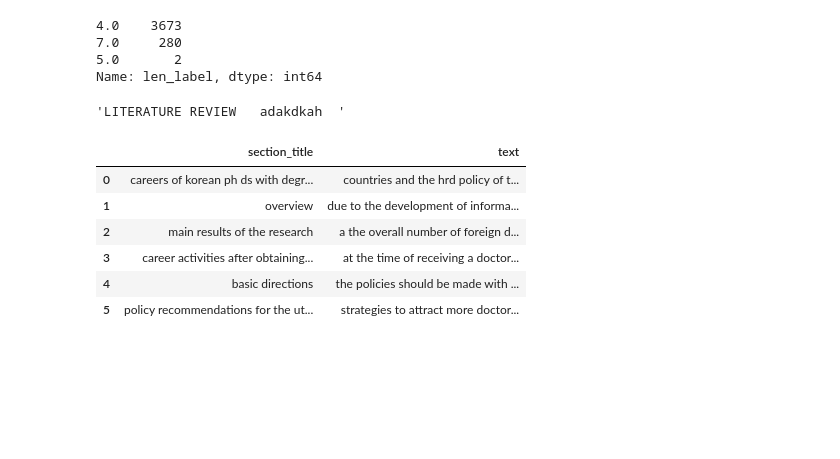
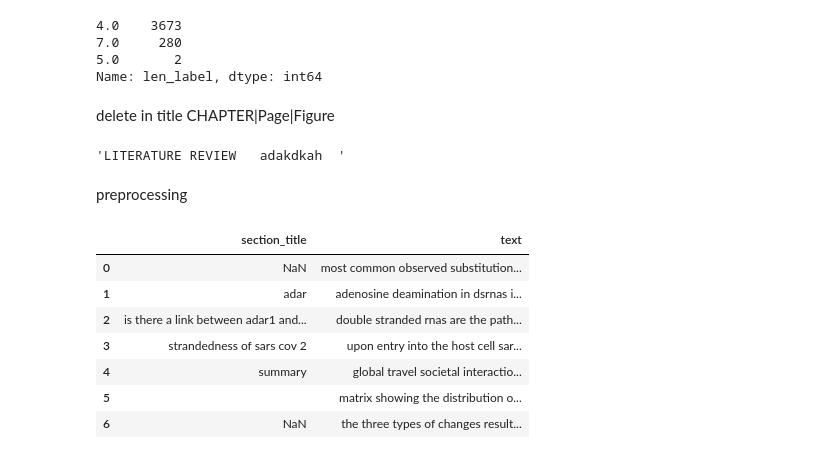
Before and after one commit to beifa/Coleridge_Initiative, a Jupyter notebook: notebook/preprocessing_data.ipynb, the cells around one changed output. Saved outputs shown, nothing was run; the diff lists cells and outputs as text; code cells hidden in the pictures; blank space fills up the shorter version.

```diff
--- a/notebook/preprocessing_data.ipynb
+++ b/notebook/preprocessing_data.ipynb
@@ -211,18 +187,21 @@ df['len_label'].value_counts()
 7.0     280
 5.0       2
 Name: len_label, dtype: int64
+# %% [markdown]
+delete in title CHAPTER|Page|Figure
 # %%
 a = 'LITERATURE REVIEW Page adakdkah Figure'
 re.sub(r'(\bCHAPTER|Page|Figure\b)', ' ', a)
 # %% [output]
 'LITERATURE REVIEW   adakdkah  '
+# %% [markdown]
+preprocessing
 # %%
 def clean_text(txt: str)-> str:
     return re.sub('[^A-Za-z]+', ' ', str(txt).lower()).strip()
 
 def clean_text_add_digit(txt):
     return re.sub('[^A-Za-z0-9]+', ' ', str(txt).lower())
-
 
 def len_title(txt: str)->str:
     """
@@ -248,45 +227,48 @@ def len_title(txt: str)->str:
     else nan
 
     """
-    if txt is np.nan:
+    if txt == 'nan' or txt == ' ' or txt == '':
         return txt
+
     txt = txt.split()
+
     # len('Andi'.split()) == 1
     if (len(txt) == 1) and (len(txt[0])>= 4):
         # one word
         txt = txt[0]
     else:
         len_each_word = list(len(i) for i in txt)
+        # print(len_each_word, txt)
         max_len_txt = txt[np.argmax(len_each_word)]
         if len(max_len_txt)>= 4:
             if len_each_word == len(txt):
-                txt = np.nan
+                txt = 'nan'
             else:
                 txt = ' '.join(txt)
         else:
-            txt = np.nan
+            txt = 'nan'
     return txt
 
 def change_len(txt: str)-> str:
-    if txt is np.nan:
+    if txt == 'nan':
         return txt
     return ' '.join(list(i for i in txt.split() if len(txt.split()) >= 10))
 
 
-def clear_data(txt: str, check = False):
+def clear_data(txt: str, check : bool = False)-> None:
     """
     txt : path to json file
     check: bool if true return dataframe else save json
 
-
     """
+    # print(txt)
     tmp_df = pd.read_json(txt)
     """
     a = 'CHAPTER 2. LITERATURE REVIEW Page'
     re.sub(r'(\bCHAPTER|Page|Figure\b)', ' ', a) ->   2. LITERATURE REVIEW
     """
     tmp_df.section_title = tmp_df.section_title.apply(lambda x:
-                                                      re.sub(r'(\bCHAPTER|Page\b)', ' ', x).strip())
+                                                      re.sub(r'(\bCHAPTER|Page|Figure\b)', ' ', str(x)).strip())
     """
     2. delete
         C. Career activities after obtaining a doctora...
@@ -298,7 +280,7 @@ def clear_data(txt: str, check = False):
     """
 
     tmp_df.section_title = tmp_df.section_title.apply(lambda x:
-                                                      re.sub('^[A-Z0-9]+(?=\.)', ' ', x).strip())
+                                                      re.sub('^[A-Z0-9]+(?=\.)', ' ', str(x)).strip())
     """
     if covid in line use clear with digits save else skip digit
     only in covid label have digit
@@ -316,23 +298,25 @@ def clear_data(txt: str, check = False):
 
     #chek length title and if not correct droped
     #find blank line
-    tmp_df.section_title.replace('', np.nan, inplace=True)
-    tmp_df.text.replace('', np.nan, inplace=True)
+
+    tmp_df.section_title.replace('', 'nan', inplace=True)
+    tmp_df.text.replace('', 'nan', inplace=True)
+
     # idea for title if sum len words in title == len title drop, [1,1,1] == 'a t u'
     tmp_df.section_title = tmp_df.section_title.apply(lambda x: len_title(x))
     tmp_df.text = tmp_df.text.apply(lambda x: change_len(x))
 
-    tmp_df.section_title.replace('', np.nan, inplace=True)
-    tmp_df.text.replace('', np.nan, inplace=True)
+    # tmp_df.section_title.replace('', np.nan, inplace=True)
+    # tmp_df.text.replace('', np.nan, inplace=True)
 
     url = '(https?://|w{3}\.)(?:[-\w.]|(?:%[\da-fA-F]{2}))+'
     tel = '(\d{3}[-\.\s]??\d{3}[-\.\s]??\d{4}|\(\d{3}\)\s*\d{3}[-\.\s]??\d{4}|\d{3}[-\.\s]??\d{4})'
 
-    tmp_df.dropna(inplace =True)
+    # tmp_df.dropna(inplace =True)
 
-    for rgx in [url, tel]:
-        tmp_df.text = tmp_df.text.apply(lambda x:
-                                    re.sub(rgx, ' ', x))
+    # for rgx in [url, tel]:
+    #     tmp_df.text = tmp_df.text.apply(lambda x:
+    #                                 re.sub(rgx, ' ', x))
 
     if check is False:
         #save json??
@@ -343,22 +327,23 @@ def clear_data(txt: str, check = False):
 # %%
 f = 'b3498176-8832-4033-aea6-b5ea85ea04c4.json'
 f = 'e9057a7a-ea41-4b40-88bf-3bfb8354c807.json'
 f = 'f0249680-2273-4b1a-8a0a-2e8bbf9ec11a.json'
 f = 'c6e74b14-6da5-43bf-9723-dcce7c2124ff.json'
 f = '9e7a78df-4757-40d8-b347-fe6578f0e4ad.json'
 f = '755506a3-1516-4c8b-8fc0-ca10027aed61.json'
 f = '6bfda128-a0c0-41ba-96a8-ec62731124d9.json'
+f = 'e682c0c9-89bf-4bcf-9919-559729dcf714.json'
+f = 'ef228135-27af-4278-a225-57acd2ac0a82.json'
 
 
 f = Path(PATH) /'train' / f
-
-cld = clear_data(f, check=True)
-cld
+clear_data(f, check=True)
 # %% [output]
 |  | section_title | text |
-| 0 | careers of korean ph ds with degr... | countries and the hrd policy of t... |
-| 1 | overview | due to the development of informa... |
-| 2 | main results of the research | a the overall number of foreign d... |
-| 3 | career activities after obtaining... | at the time of receiving a doctor... |
-| 4 | basic directions | the policies should be made with ... |
-| 5 | policy recommendations for the ut... | strategies to attract more doctor... |
+| 0 | NaN | most common observed substitution... |
+| 1 | adar | adenosine deamination in dsrnas i... |
+| 2 | is there a link between adar1 and... | double stranded rnas are the path... |
+| 3 | strandedness of sars cov 2 | upon entry into the host cell sar... |
+| 4 | summary | global travel societal interactio... |
+| 5 |  | matrix showing the distribution o... |
+| 6 | NaN | the three types of changes result... |
```
Also changed, not shown: parts of 14 cells of this notebook.
